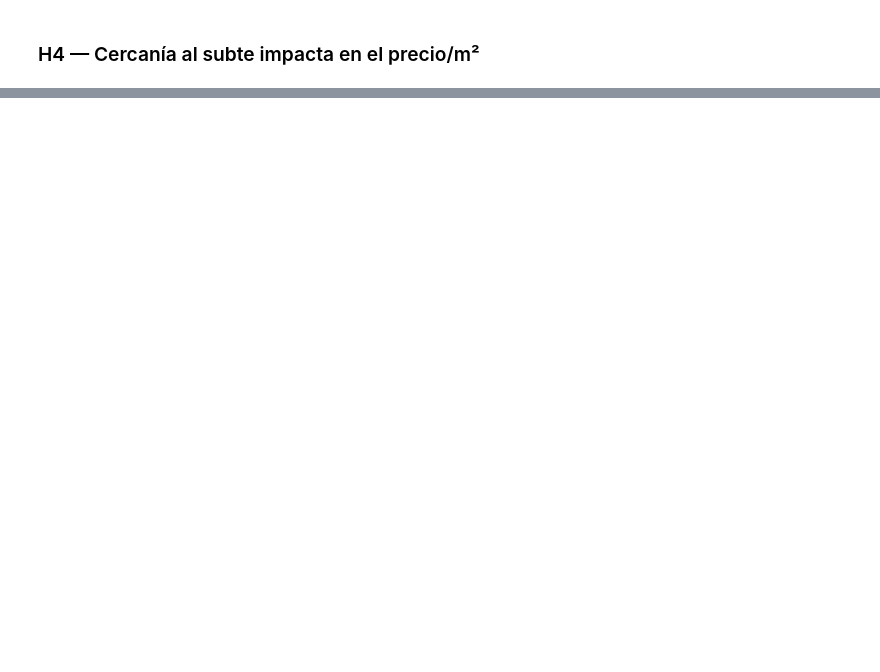
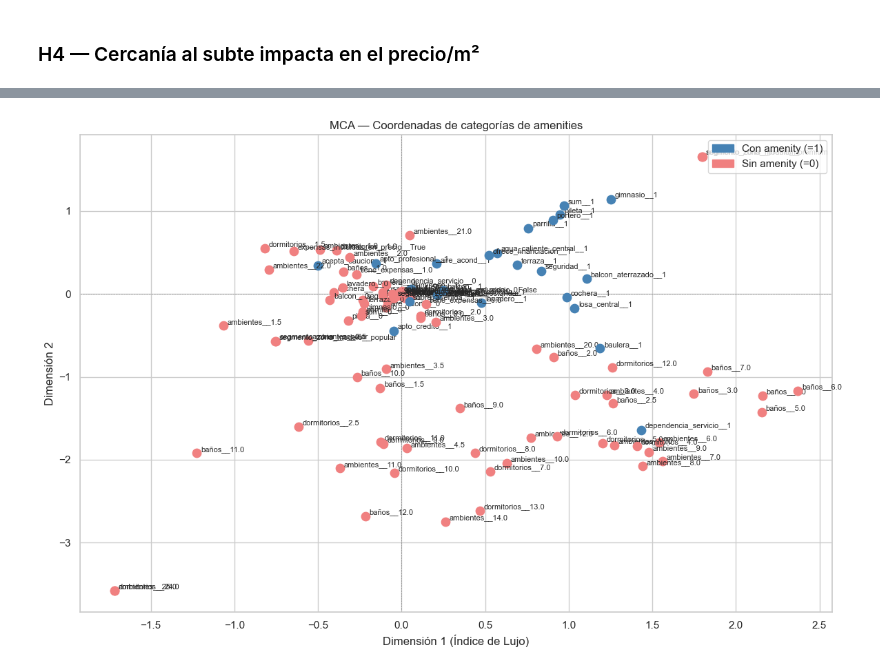
Before and after one commit to clararodriguezacevedo/descriptiva-real-estate, a Jupyter notebook: notebooks/TP3_Grupo_1.ipynb, the cells around one changed output, grey strips where cells are left out. Saved outputs shown, nothing was run; the diff lists cells and outputs as text; code cells hidden in the pictures; blank space fills up the shorter version.

```diff
--- a/notebooks/TP3_Grupo_1.ipynb
+++ b/notebooks/TP3_Grupo_1.ipynb
@@ -714,0 +899,12 @@ plt.show()
+# %%
+# Agregamos los scores PCA al DataFrame principal
+# El PC1 captura el tamaño y precio → lo llamamos "Índice de Valor"
+# El PC2 captura la antigüedad y distancia → lo llamamos "Índice de Antigüedad-Accesibilidad"
+
+idx_pca = df_pca_base.index
+df.loc[idx_pca, 'pca_valor']         = coords_pca[:, 0]
+df.loc[idx_pca, 'pca_antiguedad_acc'] = coords_pca[:, 1]
+
+print(f'Scores PCA asignados a {len(idx_pca):,} registros (ventas USD)')
+print('\nEstadísticas del Índice de Valor (PC1):')
+print(df['pca_valor'].dropna().describe())
@@ -714,0 +1018,28 @@ plt.show()
+# %%
+# Visualización: coordenadas de las categorías (column coordinates)
+try:
+    col_coords = mca.column_coordinates(df_mca_base)
+    col_coords.columns = ['Dim0', 'Dim1']
+    col_coords['variable'] = [c.rsplit('_', 1)[0] for c in col_coords.index]
+    col_coords['valor'] = [c.rsplit('_', 1)[1] if '_' in c else c for c in col_coords.index]
+
+    fig, ax = plt.subplots(figsize=(12, 8))
+    for _, row in col_coords.iterrows():
+        color = 'steelblue' if row['valor'] == '1' else 'lightcoral'
+        ax.scatter(row['Dim0'], row['Dim1'], color=color, s=80, zorder=3)
+        ax.annotate(row.name, (row['Dim0'], row['Dim1']),
+                    fontsize=8, xytext=(4, 2), textcoords='offset points')
+    ax.axhline(0, color='gray', linewidth=0.5, linestyle='--')
+    ax.axvline(0, color='gray', linewidth=0.5, linestyle='--')
+    ax.set_xlabel('Dimensión 1 (Índice de Lujo)')
+    ax.set_ylabel('Dimensión 2')
+    ax.set_title('MCA — Coordenadas de categorías de amenities')
+    p1 = mpatches.Patch(color='steelblue', label='Con amenity (=1)')
+    p0 = mpatches.Patch(color='lightcoral', label='Sin amenity (=0)')
+    ax.legend(handles=[p1, p0])
+    plt.tight_layout()
+    plt.show()
+except Exception as e:
+    print(f'Visualización de coordenadas no disponible: {e}')
+# %% [output]
+[figure, added]
```
Also changed, not shown: parts of 26 cells of this notebook.
